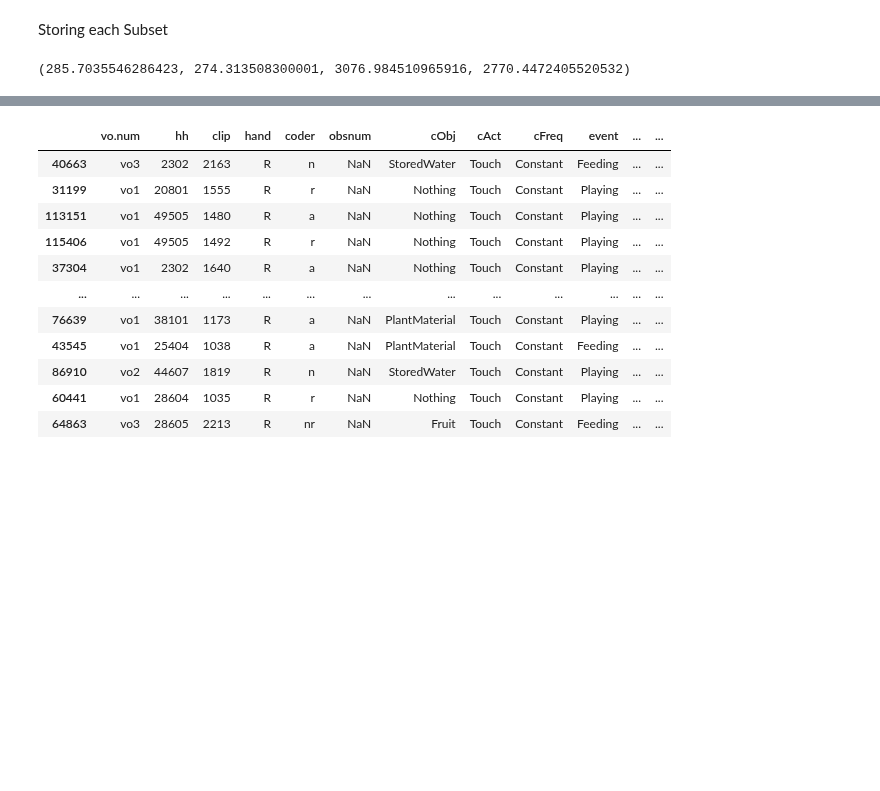
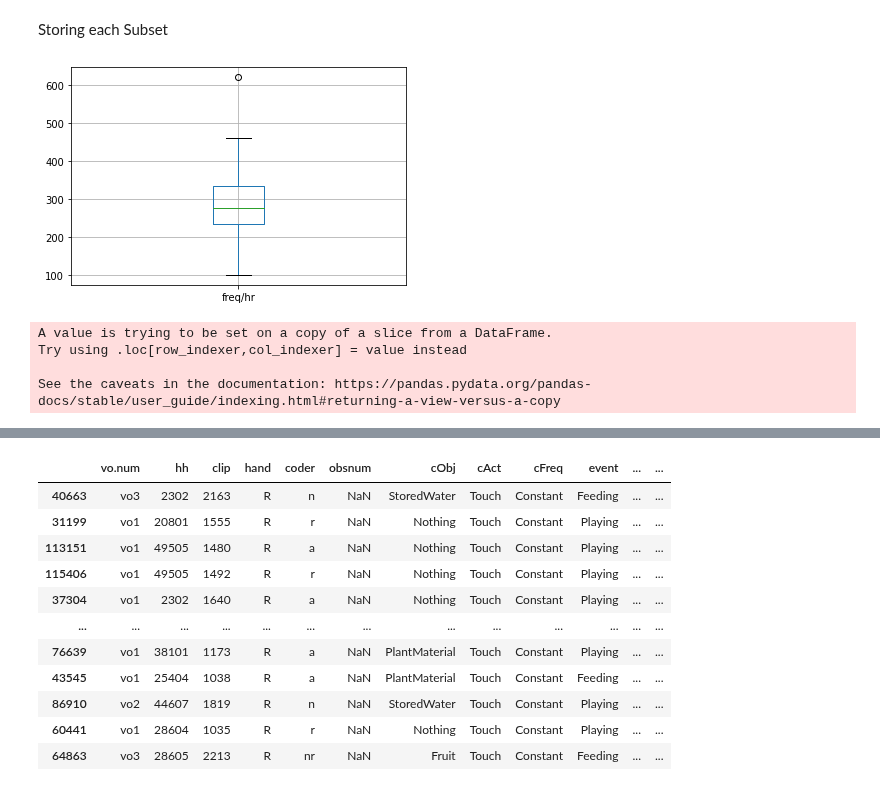
Before and after one commit to reinernoah/Capstone, a Jupyter notebook: Capstone_Final_Code.ipynb, the cells around one changed output, grey strips where cells are left out. Cells and saved outputs as stored; diff of their text form; code cells hidden in the pictures; blank space fills up the shorter version.

```diff
--- a/Capstone_Final_Code.ipynb
+++ b/Capstone_Final_Code.ipynb
@@ -258,7 +310,76 @@ train, test = train_test_split(dfact, test_size=0.25)
 Pt 2 Algorithmic Processing
 # %% [markdown]
 Storing each Subset
-# %%
-np.mean(train["freq/hr"].unique()), np.median(train["freq/hr"].unique()), np.var(train["freq/hr"]), np.var(train[((train["recorded_minutes"] >= 5) & (train["recorded_minutes"] <=10)) | ((train["recorded_minutes"] >=40) & (train["recorded_minutes"] <= 45)) ]["freq/hr"].unique())
-# %% [output]
-(285.7035546286423, 274.313508300001, 3076.984510965916, 2770.4472405520532)
+# %%
+##gold standard standard deviation, variance, mean and median
+
+gold_sd = np.std(dfact.groupby(["hh", "vo.num"])[[ "freq/hr"]].max()["freq/hr"])
+gold_var = np.var(dfact.groupby(["hh", "vo.num"])[[ "freq/hr"]].max()["freq/hr"])
+gold_mean = np.mean(dfact.groupby(["hh", "vo.num"])[[ "freq/hr"]].max()["freq/hr"])
+gold_median = np.median(dfact.groupby(["hh", "vo.num"])[[ "freq/hr"]].max()["freq/hr"])
+
+
+#gold standard frequency
+dfact.groupby(["hh", "vo.num"])[[ "freq/hr"]].max().boxplot(column=["freq/hr"]);
+# %% [output]
+[figure, added]
+# %%
+from pandas.core.arrays import interval
+#What percent of data do you want to code?
+
+
+def confidence_coding(percent_choice):
+  sd_dict = {}
+  conf_dictionary = {}
+
+  frac = 60*(percent_choice/100)
+  tuple_list = []
+  for i in range(0, 60-int(frac)+1):
+    time_pairs = (i,i + frac)
+    tuple_list.append(time_pairs)
+
+  #store all possible subsets in a single dictionary
+  diction = {}
+  for i in range(0, len(tuple_list)):
+    time_list = []
+    new_subset = train[(train["recorded_minutes"] >= tuple_list[i][0]) & (train["recorded_minutes"] <= tuple_list[i][1])]
+
+    #add column for time
+    time_list.append([tuple_list[i][0], tuple_list[i][1]])
+    new_subset["times"] = str(time_list)
+    diction[i] = new_subset
+
+  # gold_standard_sd = np.std(train["freq/hr"])
+  return diction
+
+test = confidence_coding(60)
+
+
+# count = 0
+# for item in test:
+#   print(st.t.interval(alpha=0.95, df=len(item)-1, loc=np.std(item), scale=st.sem(item)))
+    #  print(x)
+  #   if contains:
+  #     sd[count] = 1
+  #   else:
+  #     sd[count] = 0
+
+  # final_metric = (sd_dict.values.sum()/len(sd_dict.values))*100
+  # print(final_metric)
+
+
+
+
+#create 95% confidence interval for population mean weight
+
+
+  #for all sd in
+
+  #take the difference between the actual average of the training set and each individual subset average
+  #whichever has the min absolute value difference is the one we want
+  #best_avg, best_subset_mean = min(avg_dict.items(), key=lambda x: abs(average - x[0]))
+# %% [output]
+A value is trying to be set on a copy of a slice from a DataFrame.
+Try using .loc[row_indexer,col_indexer] = value instead
+
+See the caveats in the documentation: https://pandas.pydata.org/pandas-docs/stable/user_guide/indexing.html#returning-a-view-versus-a-copy
```
Also changed, not shown: parts of 13 cells of this notebook.
